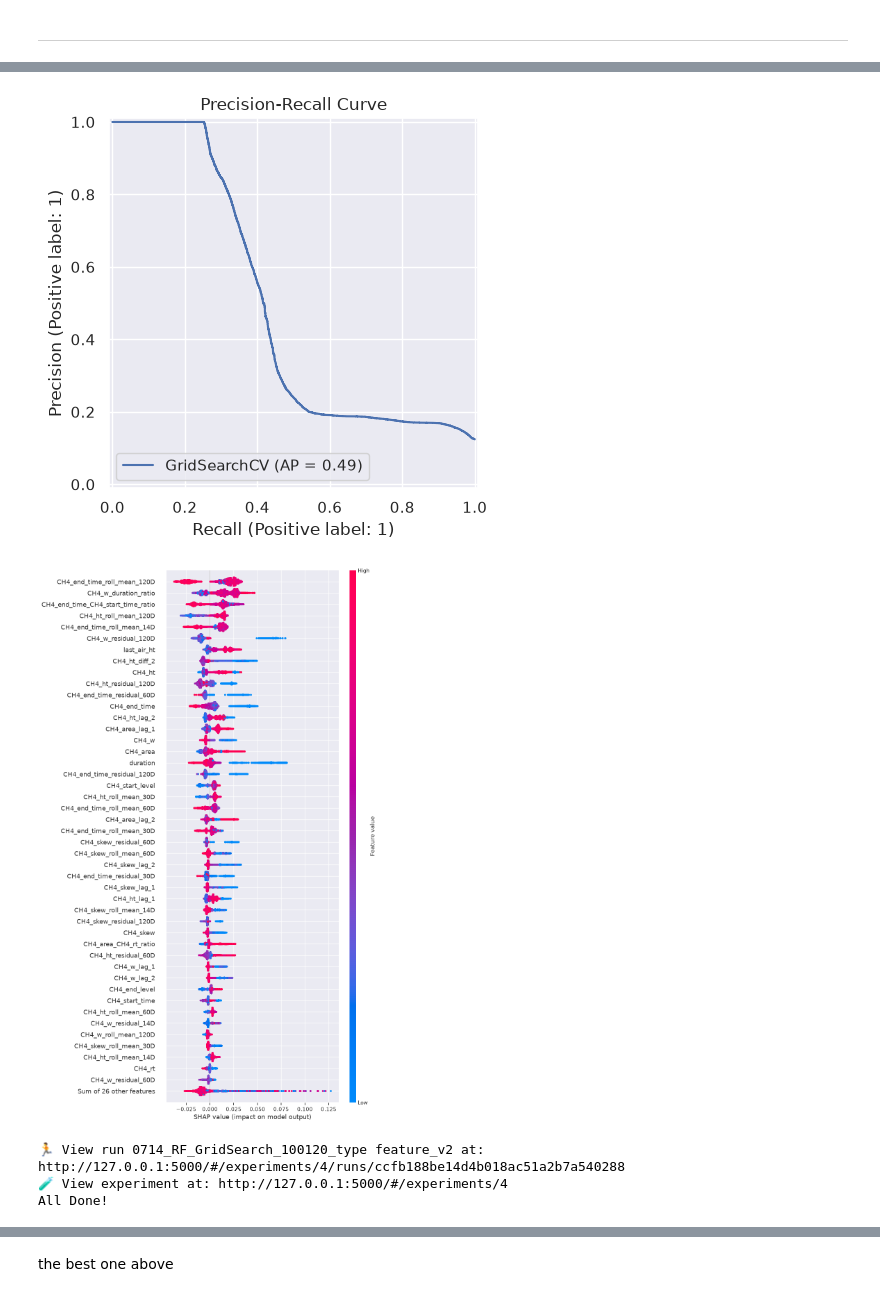
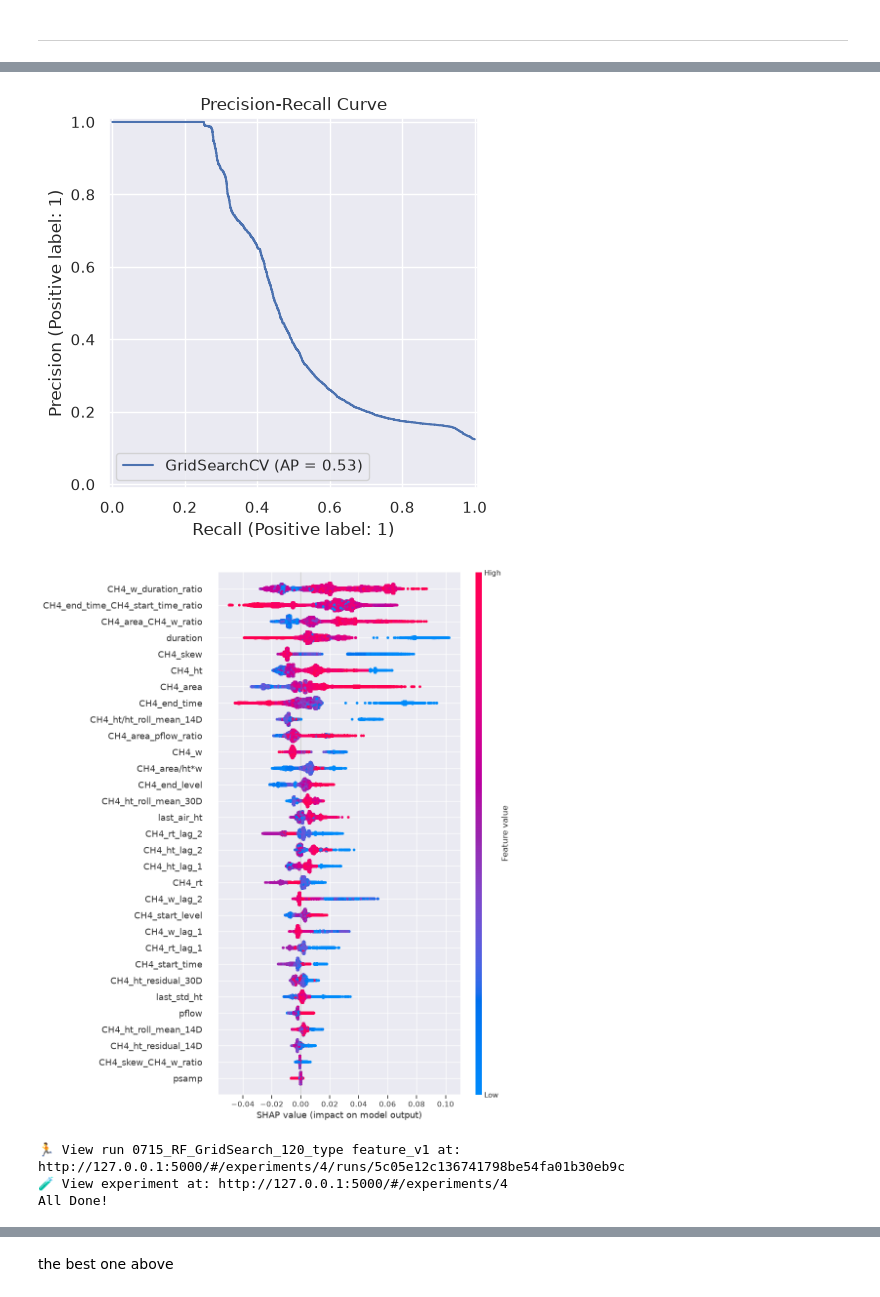
Before and after one commit to mcodcatyu/research_project, a Jupyter notebook: mhd/iscnan_flag_v2.ipynb, the cells around one changed output, grey strips where cells are left out. Saved outputs shown, nothing was run; the diff lists cells and outputs as text; code cells hidden in the pictures.

```diff
--- a/mhd/iscnan_flag_v2.ipynb
+++ b/mhd/iscnan_flag_v2.ipynb
@@ -47,12 +47,16 @@ class TSFE(BaseEstimator, TransformerMixin):
     #=============
     def _fill_Nan(self, df, feature_cols):
 
-        df[feature_cols] = df[feature_cols].ffill().fillna(df[feature_cols].median())
+        df[feature_cols] = df[feature_cols].ffill().fillna(df[feature_cols].mean()) # df[feature_cols].median()
         return df
     # ============
     def _ratio_featutre_gen(self, df, feature):
-        print(feature)
+
         df[f'{feature[0]}_{feature[1]}_ratio'] = df[feature[0]]/df[feature[1]]
+        return df
+    #=============
+    def _multi_featutre_gen(self, df, feature):
+        df[f'{feature[0]}_{feature[1]}_multi'] = df[feature[0]]*df[feature[1]]
         return df
 
     #=============== diff, lag, rolling
@@ -91,6 +95,8 @@ class TSFE(BaseEstimator, TransformerMixin):
                     df = self._diff_gen(df, feature, period)
                 elif opt == 'ratio':
                     df = self._ratio_featutre_gen(df, feature)
+                elif opt == 'multi':
+                    df = self._multi_featutre_gen(df, feature)
                 elif opt == 'lag':
                     period = params.get('period') or params.get('periods', 1)
                     df = self._lag_gen(df, feature, period)
@@ -130,7 +136,7 @@ feature_cols= [#'datetime',
   'psamp',
   'pflow',  'CH4_rt', 'CH4_w',
        'CH4_ht', 'CH4_area', 'CH4_skew', 'CH4_start_time', 'CH4_end_time',
-       'CH4_start_level', 'CH4_end_level', 'duration', 'is_air','is_std',
+       'CH4_start_level', 'CH4_end_level', 'duration', #'is_air','is_std',
        #'previous_type_std', 'previous_type_air','next_type_std', 'next_type_air',
        'last_std_ht', 'last_air_ht'
        #'is_ht_zero_and_C_Nan','is_normal_std', #'is_bad_std', 'is_protential_flagged_air'
@@ -139,14 +145,17 @@ feature_cols= [#'datetime',
 
 
 feature_config ={
-    'ratio':{'cols':[['CH4_area', 'CH4_rt'],['CH4_w', 'CH4_ht'], ['CH4_skew', 'CH4_w'], ['CH4_w', 'duration'], ['CH4_end_time', 'CH4_start_time']]}, # ratio do not have period, just a default
-    'diff':{'cols': [#'CH4_area',
-                     'CH4_ht', 'CH4_end_time','CH4_start_time'#'CH4_rt',
-                    ], 'periods':[1, 2]},
+    'ratio':{'cols':[['CH4_area', 'CH4_w'],
+                     ['CH4_w', 'CH4_ht'], ['CH4_skew', 'CH4_w'], ['CH4_w', 'duration'], ['CH4_end_time', 'CH4_start_time'], ['CH4_area', 'pflow']]}, # ratio do not have period, just a default
+    #'diff':{'cols': [#'CH4_area',
+                    # 'CH4_ht', 'CH4_end_time','CH4_start_time'#'CH4_rt',
+                    #], 'periods':[1, 2]},
+    'multi':{'cols':[['CH4_w', 'CH4_ht']]},
     'lag':{'cols':['CH4_area', 'CH4_rt',  'CH4_ht', #'tmod',  'psamp','pamb','tamb',
-                   'pflow','CH4_w','CH4_skew'], 'periods':[1,2]},
+                   #'pflow',
+                   'CH4_w','CH4_skew'], 'periods':[1,2]},
 
     #'roll_std':{'cols': ['CH4_w', 'CH4_ht'], 'period':['14D','30D']},
-    'roll_mean_res':{'cols':[#'CH4_rt', 'CH4_start_time',
-                             'CH4_w', 'CH4_skew', 'CH4_ht','CH4_end_time'], 'period': ['14D', '30D','60D', '120D']}
+    'roll_mean_res':{'cols':[#'CH4_rt', 'CH4_start_time','CH4_skew'
+                             'CH4_w', 'CH4_ht','CH4_end_time'], 'period': ['14D', '30D']}
 }
@@ -324,8 +334,8 @@ pipe_rnd = Pipeline([
 ])
 
 param_grid = {
-    'clf__n_estimators': [120, 150],
-    'clf__max_depth': [5, 6, 7],
+    'clf__n_estimators': [120],
+    'clf__max_depth': [5],
     'clf__class_weight':['balanced'],
     'clf__min_samples_leaf':[2],
     'clf__max_features':['sqrt']
@@ -347,7 +379,7 @@ X_train_final.head()
 | 1994-02-16 15:29:00 | 760.960022 | 839.599976 | 94.800003 | 6.85 | 151667.0 | 1065982.0 | 1.02 | 86.199997 | 129.000000 | ... |
 | 1994-02-16 18:00:00 | 760.719971 | 845.400024 | 0.000000 | 0.00 | 0.0 | 0.0 | 0.00 | 0.000000 | 0.000000 | ... |
 # %%
-with mlflow.start_run(run_name="0714_RF_GridSearch_100120_type feature_v2") as parent_run:
+with mlflow.start_run(run_name="0715_RF_GridSearch_120_type feature_v1") as parent_run:
 
     grid = GridSearchCV(estimator=pipe_rnd, param_grid = param_grid, cv=tscv,  scoring='average_precision', n_jobs=4, return_train_score=True)
     grid.fit(X_train_final, y_train_final)
@@ -424,5 +443,5 @@ Best hyparameter set 5- fold mean validation set: 0.42871
-[figure, old version]
+[figure, new version]
-[figure, old version]
+[figure, new version]
-🏃 View run 0714_RF_GridSearch_100120_type feature_v2 at: http://127.0.0.1:5000/#/experiments/4/runs/ccfb188be14d4b018ac51a2b7a540288
+🏃 View run 0715_RF_GridSearch_120_type feature_v1 at: http://127.0.0.1:5000/#/experiments/4/runs/5c05e12c136741798be54fa01b30eb9c
 🧪 View experiment at: http://127.0.0.1:5000/#/experiments/4
 All Done!
```
Also changed, not shown: parts of 12 cells of this notebook.
